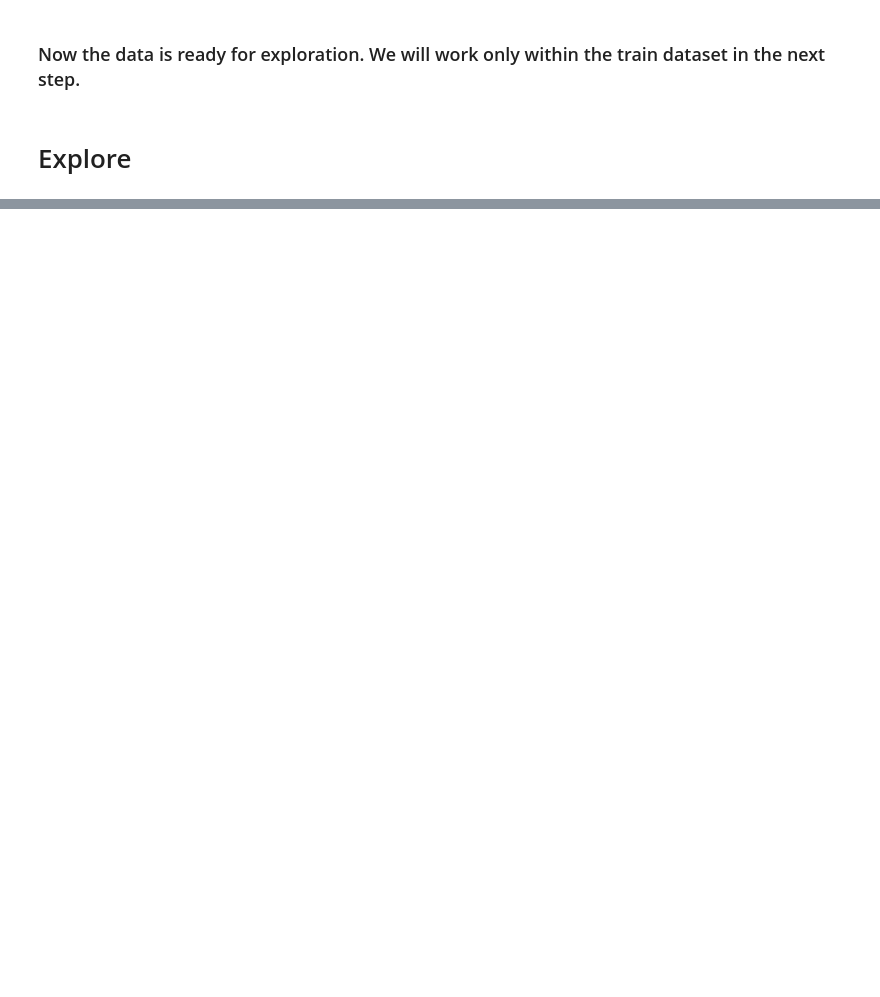
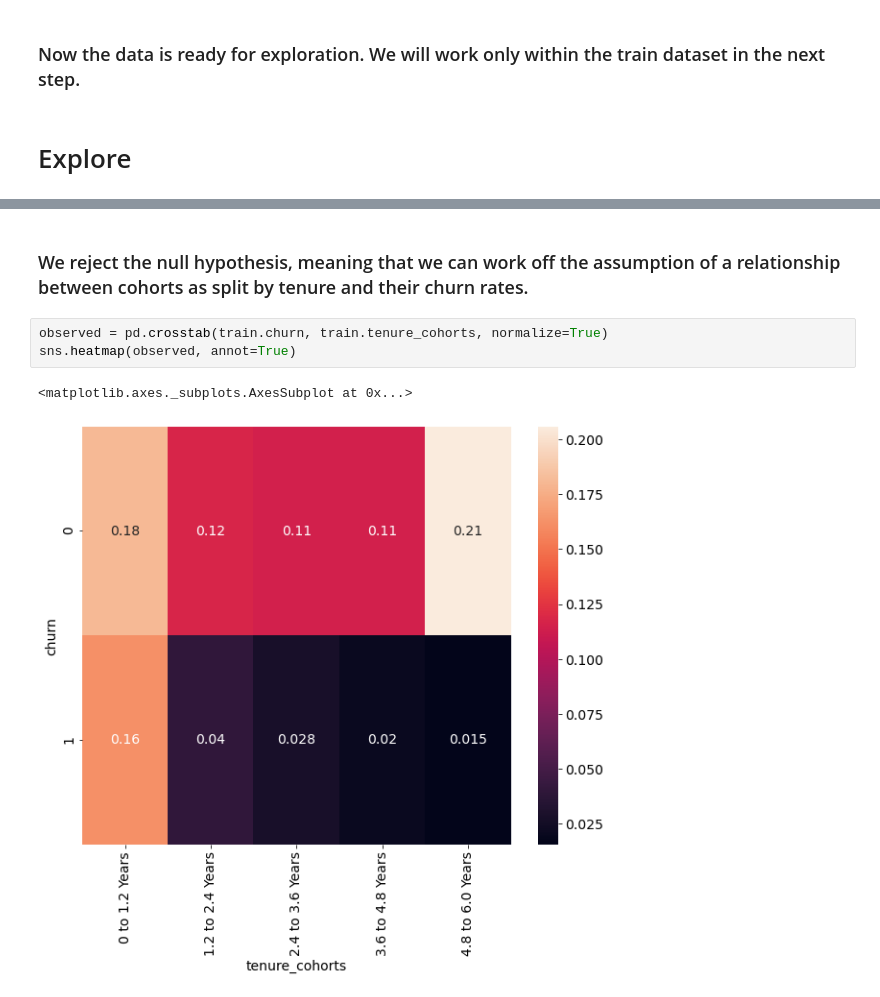
Before and after one commit to KwameTaylor/classification-project, a Jupyter notebook: telco-churn-classification-project.ipynb, the cells around one changed output, grey strips where cells are left out. Saved outputs shown, nothing was run; the diff lists cells and outputs as text; blank space fills up the shorter version.

```diff
--- a/telco-churn-classification-project.ipynb
+++ b/telco-churn-classification-project.ipynb
@@ -86,0 +250,8 @@ test (1409, 12)
+# %% [markdown]
+### We reject the null hypothesis, meaning that we can work off the assumption of a relationship between cohorts as split by tenure and their churn rates.
+# %%
+observed = pd.crosstab(train.churn, train.tenure_cohorts, normalize=True)
+sns.heatmap(observed, annot=True)
+# %% [output]
+<matplotlib.axes._subplots.AxesSubplot at 0x...>
+[figure, added]
```
Also changed, not shown: parts of 91 cells of this notebook, 1 other file.
